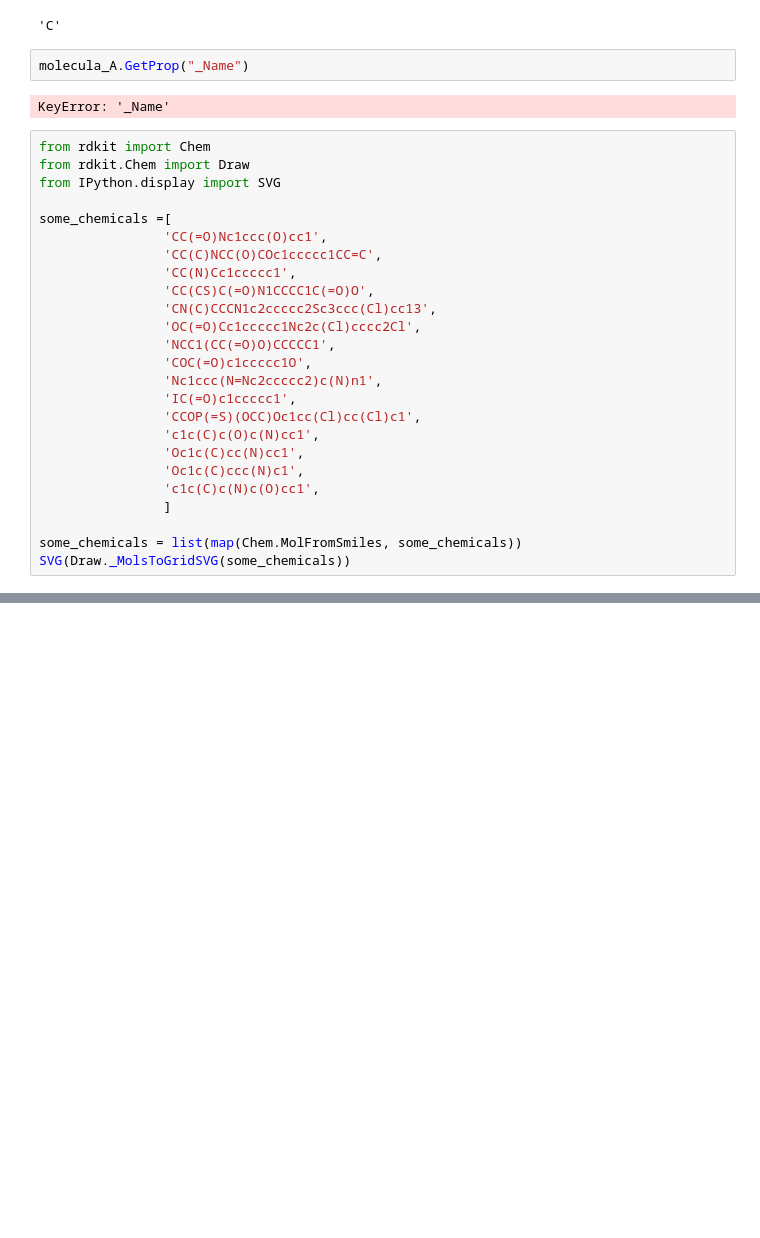
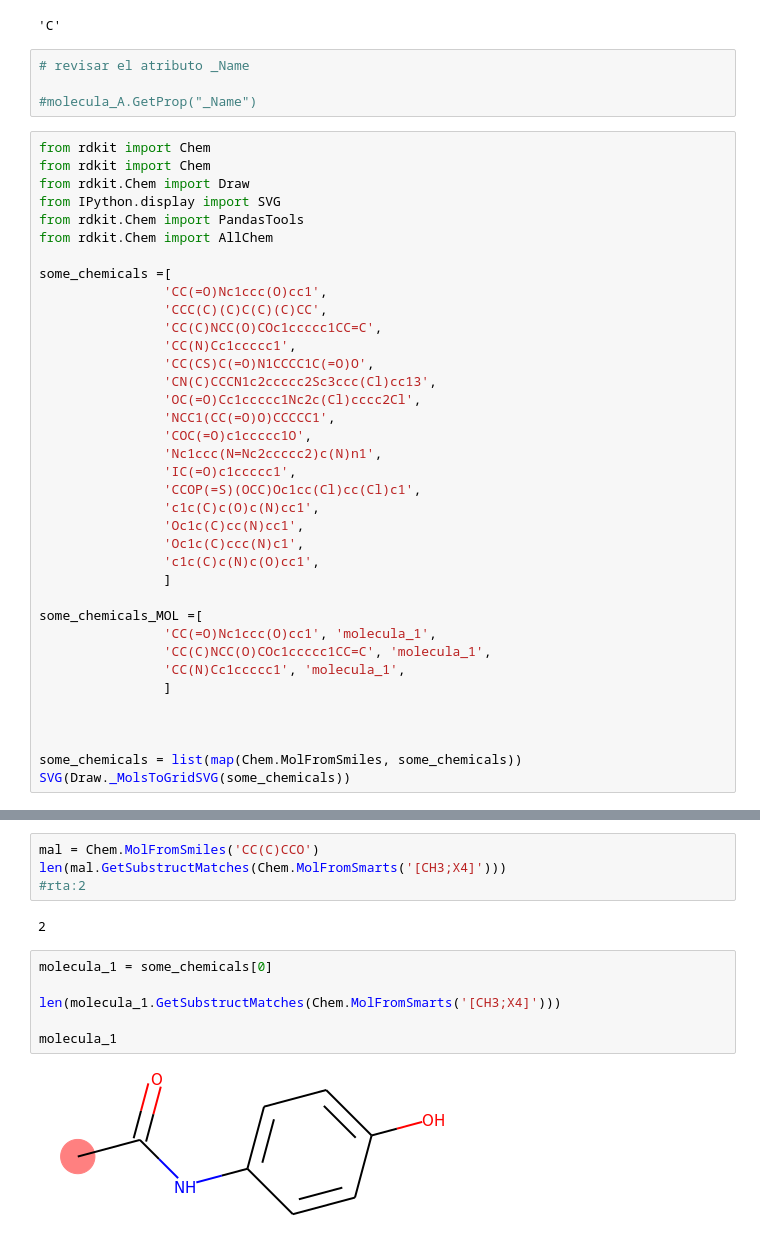
Before and after one commit to pysg/pyther, a Jupyter notebook: grupos.ipynb, the cells around one changed output, grey strips where cells are left out. Cells and saved outputs as stored; diff of their text form; blank space fills up the shorter version.

```diff
--- a/grupos.ipynb
+++ b/grupos.ipynb
@@ -582,17 +579,21 @@ molecula_A.GetAtomWithIdx(0).GetSymbol()
 molecula_A.GetAtomWithIdx(14).GetSymbol()
 # %% [output]
 'C'
-# %%
-molecula_A.GetProp("_Name")
-# %% [output]
-KeyError: '_Name'
+# %%
+# revisar el atributo _Name
+
+#molecula_A.GetProp("_Name")
 # %%
+from rdkit import Chem
 from rdkit import Chem
 from rdkit.Chem import Draw
 from IPython.display import SVG
+from rdkit.Chem import PandasTools
+from rdkit.Chem import AllChem
 
 some_chemicals =[
                 'CC(=O)Nc1ccc(O)cc1',
+                'CCC(C)(C)C(C)(C)CC',
                 'CC(C)NCC(O)COc1ccccc1CC=C',
                 'CC(N)Cc1ccccc1',
                 'CC(CS)C(=O)N1CCCC1C(=O)O',
@@ -609,6 +610,14 @@ some_chemicals =[
                 'c1c(C)c(N)c(O)cc1',
                 ]
 
+some_chemicals_MOL =[
+                'CC(=O)Nc1ccc(O)cc1', 'molecula_1',
+                'CC(C)NCC(O)COc1ccccc1CC=C', 'molecula_1',
+                'CC(N)Cc1ccccc1', 'molecula_1',
+                ]
+
+
+
 some_chemicals = list(map(Chem.MolFromSmiles, some_chemicals))
 SVG(Draw._MolsToGridSVG(some_chemicals))
 # %% [output]
@@ -618,3 +627,17 @@ mol = some_chemicals[0]
 SVG(Draw._MolsToGridSVG([mol]))
 # %% [output]
 [drawing not drawn]
+# %%
+mal = Chem.MolFromSmiles('CC(C)CCO')
+len(mal.GetSubstructMatches(Chem.MolFromSmarts('[CH3;X4]')))
+#rta:2
+# %% [output]
+2
+# %%
+molecula_1 = some_chemicals[0]
+
+len(molecula_1.GetSubstructMatches(Chem.MolFromSmarts('[CH3;X4]')))
+
+molecula_1
+# %% [output]
+[figure, added]
```
Also changed, not shown: parts of 26 cells of this notebook, 1 other file.
